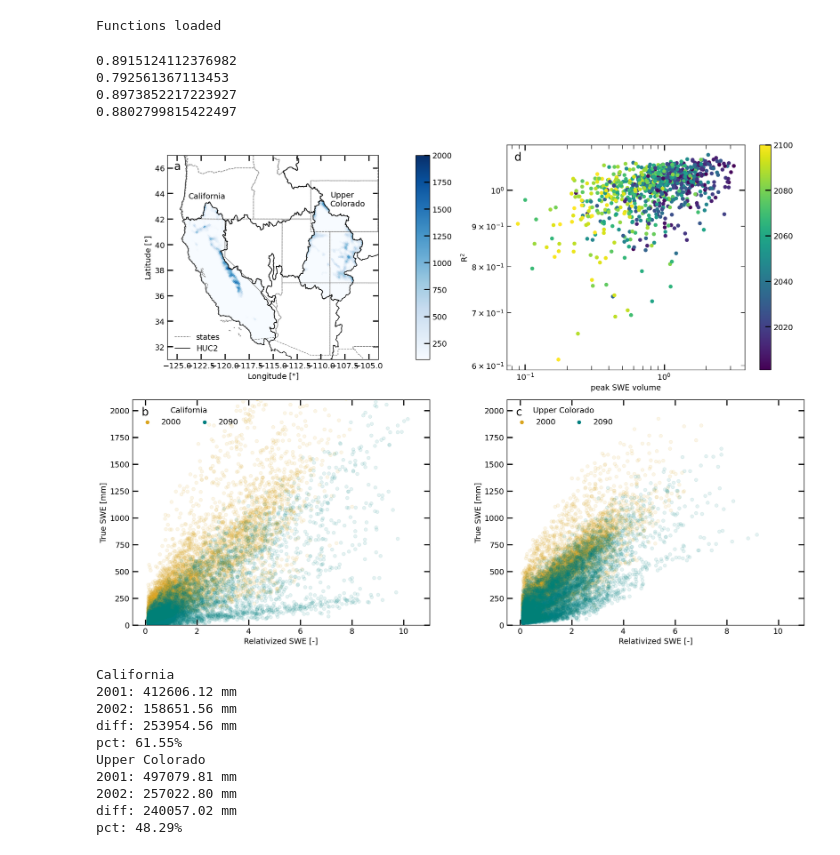
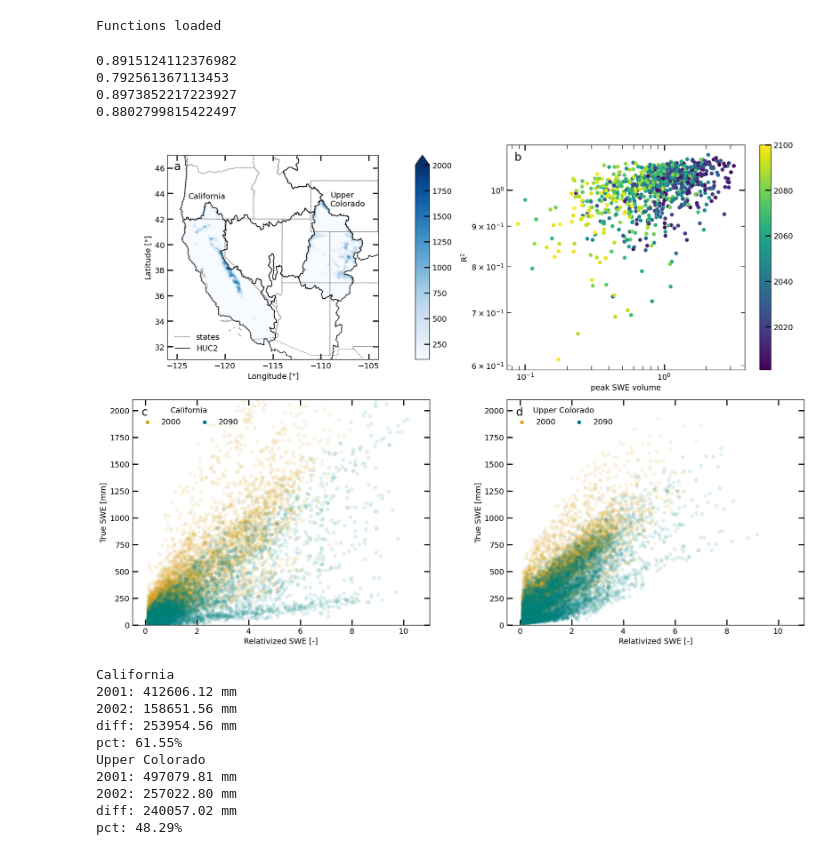
Before and after one commit to mariannecowherd/resilient-snowpack-estimation, a Jupyter notebook: code/ext_pattern.ipynb, the cells around one changed output. Drawn from its saved outputs; the diff is of its cells as text; code cells hidden in the pictures.

```diff
--- a/code/ext_pattern.ipynb
+++ b/code/ext_pattern.ipynb
@@ -134,11 +134,11 @@ ycol = ['goldenrod', 'teal']
 fcol = ['gray', 'black']
 
 
-mosaic = """AADD
-            BBCC
+mosaic = """AB
+            CD
             """
 
-letters = ['B', 'C']
+letters = ['C', 'D']
 fig = plt.figure(figsize=(18, 13), tight_layout=True)
 ax_dict = fig.subplot_mosaic(mosaic)
 map_ax = ax_dict['A']
@@ -149,7 +149,8 @@ for j, b in enumerate(bs):
 
 divider = make_axes_locatable(map_ax)
 cax = divider.append_axes("right", size="5%", pad=0.05)
-plt.colorbar(cb, cax=cax)
+plt.colorbar(cb, cax=cax, extend = 'max')
+map_ax.set_xticks([-125,-120,-115,-110,-105])
 
 states.boundary.plot(ax=map_ax, linewidth=1, linestyle='--', color='gray', label='states')
 hucs_plot.boundary.plot(ax=map_ax, linewidth=1, label='HUC2')
@@ -181,41 +182,41 @@ for i, letter in enumerate(letters):
     ax.set_ylabel('True SWE [mm]')
     ax.set_xlabel('Relativized SWE [-]')
 
-ax = ax_dict['D']
+ax = ax_dict['B']
 for i in range(9):
     snows = all_snows[i] / np.nanmean(all_snows[i])
     r2s = all_r2s[i] / np.nanmean(all_r2s[i])
     yrs = all_yrs[i]
     cb = ax.scatter(snows, r2s, c=yrs)
 ax.set_yscale('log')
 ax.set_xscale('log')
 ax.set_xlabel('peak SWE volume')
 ax.set_ylabel(r'R$^2$')
 plt.colorbar(cb)
 
 map_ax.text(-123.8, 43.6, 'California')
 map_ax.text(-109, 43, 'Upper\nColorado')
 map_ax.legend(loc='lower left')
 map_ax.set_ylabel(r'Latitude [$\degree$]')
 map_ax.set_xlabel(r'Longitude [$\degree$]')
 map_ax.set_xlim((-126, -104))
 map_ax.set_ylim((31, 47))
 
 LETTERS = True
 if LETTERS:
     for key in ax_dict.keys():
         myax = ax_dict[key]
         myax.text(0.03,0.93, key.lower(), fontsize = 20, transform = myax.transAxes)
 
 fig.savefig(f'{basedir}/figures/ext_pattern.png')
 
 plt.show()
 # %% [output]
 0.8915124112376982
 0.792561367113453
 0.8973852217223927
 0.8802799815422497
-[figure, old version]
+[figure, new version]
 # %%
 ## print some stats
 
```
Also changed, not shown: 7 other files.
